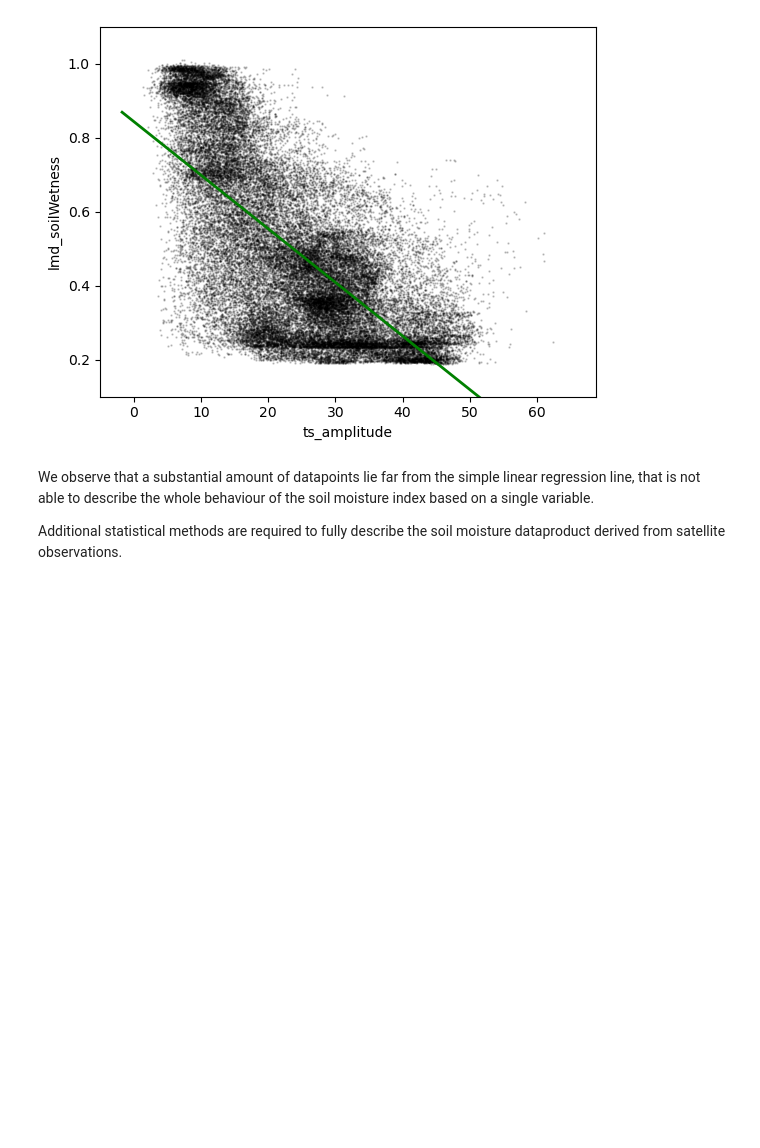
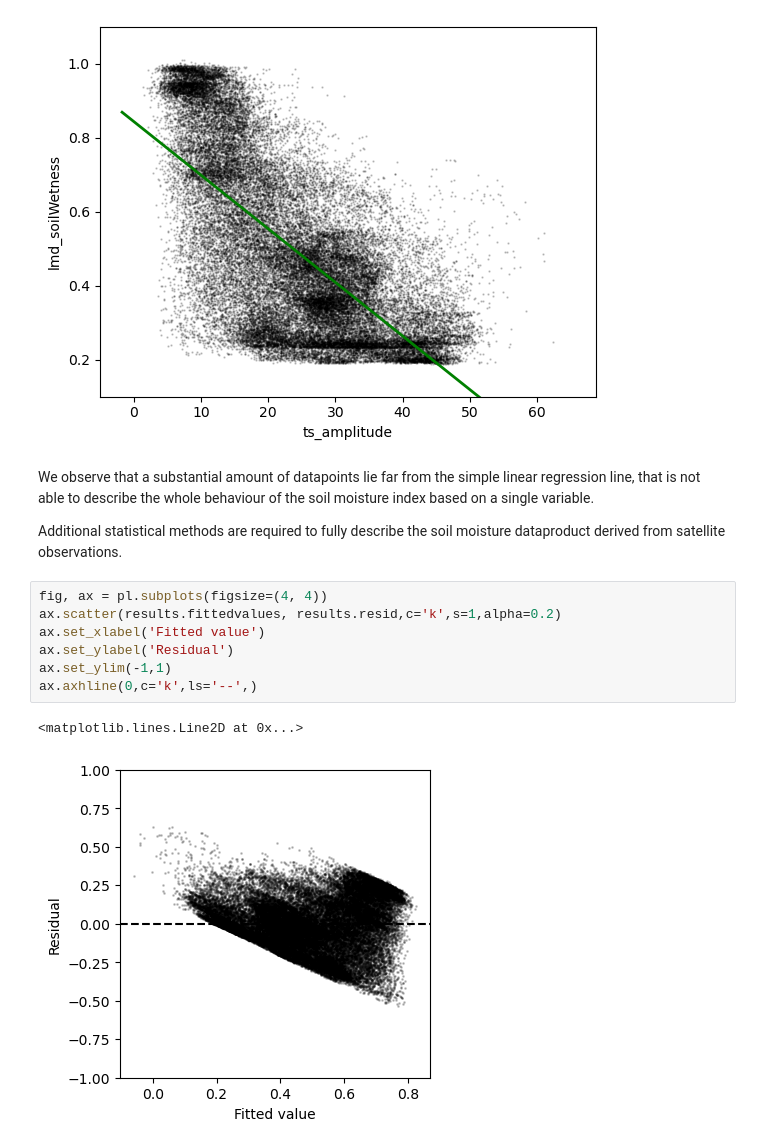
Before and after one commit to Datavizcowboy/PythonDatavizToolbox, a Jupyter notebook: Notebooks/07-Data_Analysis/00_Satellite_Remote_Sensing/01_Sensitivity_Analysis.ipynb, the cells around one changed output. Saved outputs shown, nothing was run; the diff lists cells and outputs as text; blank space fills up the shorter version.

```diff
--- a/Notebooks/07-Data_Analysis/00_Satellite_Remote_Sensing/01_Sensitivity_Analysis.ipynb
+++ b/Notebooks/07-Data_Analysis/00_Satellite_Remote_Sensing/01_Sensitivity_Analysis.ipynb
@@ -123,3 +123,13 @@ ax.set_ylim(0.1,1.1)
 We observe that a substantial amount of datapoints lie far from the simple linear regression line, that is not able to describe the whole behaviour of the soil moisture index based on a single variable.
 
 Additional statistical methods are required to fully describe the soil moisture dataproduct derived from satellite observations.
+# %%
+fig, ax = pl.subplots(figsize=(4, 4))
+ax.scatter(results.fittedvalues, results.resid,c='k',s=1,alpha=0.2)
+ax.set_xlabel('Fitted value')
+ax.set_ylabel('Residual')
+ax.set_ylim(-1,1)
+ax.axhline(0,c='k',ls='--',)
+# %% [output]
+<matplotlib.lines.Line2D at 0x...>
+[figure, added]
```
Also changed, not shown: parts of 1 cell of this notebook, 2 other files.
